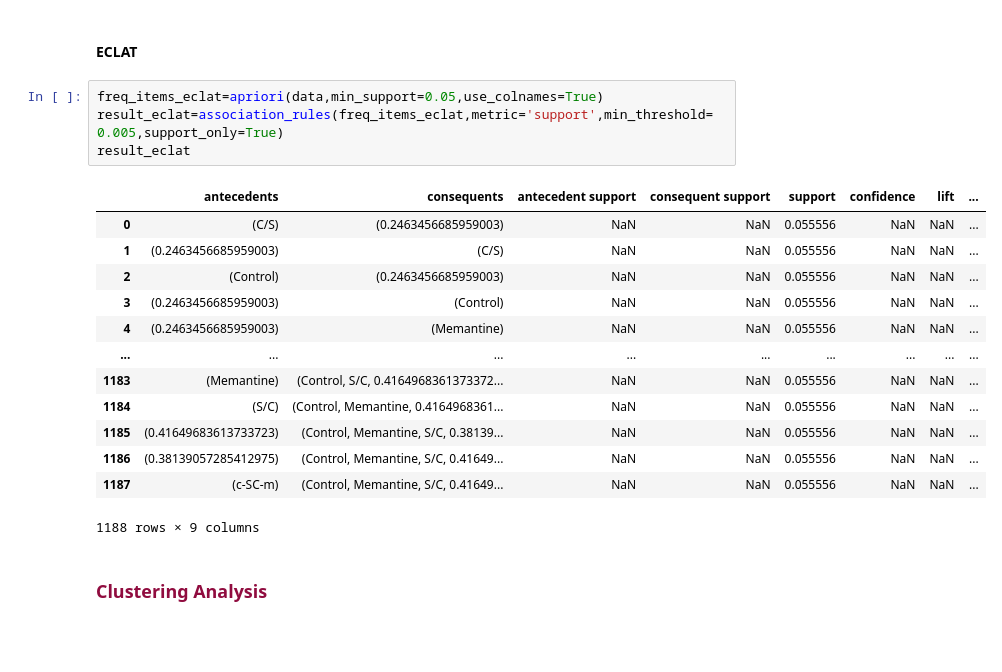
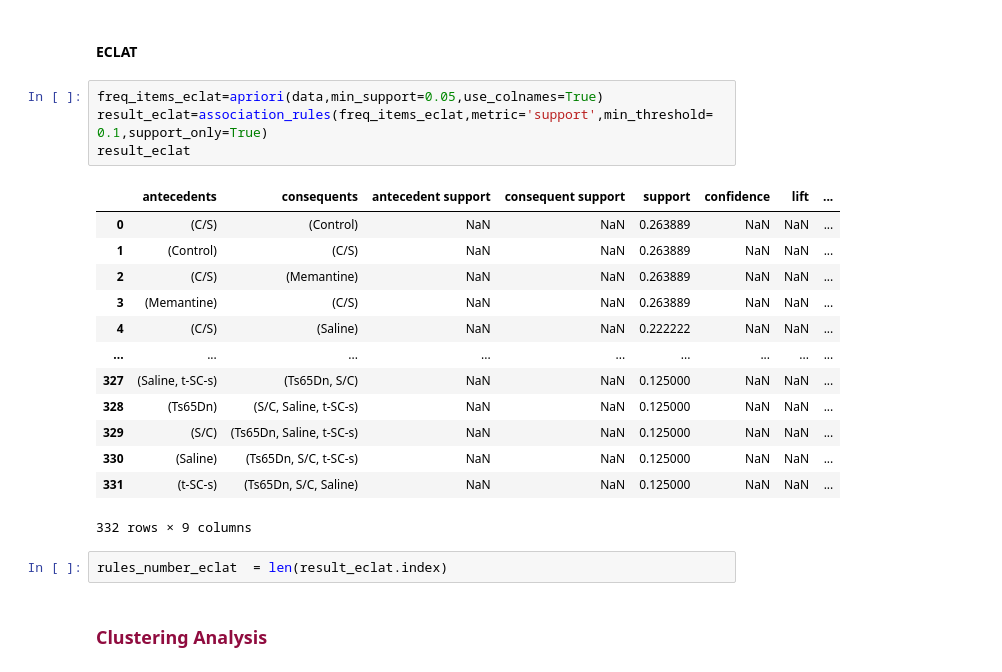
Before and after one commit to NurhandeAkyuz/Mice-Protein-Expression-Data-Analysis, a Jupyter notebook: notebook.ipynb, the cells around one changed output. Saved outputs shown, nothing was run; the diff lists cells and outputs as text; blank space fills up the shorter version.

```diff
--- a/notebook.ipynb
+++ b/notebook.ipynb
@@ -265,22 +271,24 @@ result_fpgrowth
 #### <span>ECLAT</span>
 # %%
 freq_items_eclat=apriori(data,min_support=0.05,use_colnames=True)
-result_eclat=association_rules(freq_items_eclat,metric='support',min_threshold= 0.005,support_only=True)
+result_eclat=association_rules(freq_items_eclat,metric='support',min_threshold= 0.1,support_only=True)
 result_eclat
 # %% [output]
 |  | antecedents | consequents | antecedent support | consequent support | support | confidence | lift | ... |
-| 0 | (C/S) | (0.2463456685959003) | NaN | NaN | 0.055556 | NaN | NaN | ... |
-| 1 | (0.2463456685959003) | (C/S) | NaN | NaN | 0.055556 | NaN | NaN | ... |
-| 2 | (Control) | (0.2463456685959003) | NaN | NaN | 0.055556 | NaN | NaN | ... |
-| 3 | (0.2463456685959003) | (Control) | NaN | NaN | 0.055556 | NaN | NaN | ... |
-| 4 | (0.2463456685959003) | (Memantine) | NaN | NaN | 0.055556 | NaN | NaN | ... |
+| 0 | (C/S) | (Control) | NaN | NaN | 0.263889 | NaN | NaN | ... |
+| 1 | (Control) | (C/S) | NaN | NaN | 0.263889 | NaN | NaN | ... |
+| 2 | (C/S) | (Memantine) | NaN | NaN | 0.263889 | NaN | NaN | ... |
+| 3 | (Memantine) | (C/S) | NaN | NaN | 0.263889 | NaN | NaN | ... |
+| 4 | (C/S) | (Saline) | NaN | NaN | 0.222222 | NaN | NaN | ... |
 | ... | ... | ... | ... | ... | ... | ... | ... | ... |
-| 1183 | (Memantine) | (Control, S/C, 0.4164968361373372... | NaN | NaN | 0.055556 | NaN | NaN | ... |
-| 1184 | (S/C) | (Control, Memantine, 0.4164968361... | NaN | NaN | 0.055556 | NaN | NaN | ... |
-| 1185 | (0.41649683613733723) | (Control, Memantine, S/C, 0.38139... | NaN | NaN | 0.055556 | NaN | NaN | ... |
-| 1186 | (0.38139057285412975) | (Control, Memantine, S/C, 0.41649... | NaN | NaN | 0.055556 | NaN | NaN | ... |
-| 1187 | (c-SC-m) | (Control, Memantine, S/C, 0.41649... | NaN | NaN | 0.055556 | NaN | NaN | ... |
+| 327 | (Saline, t-SC-s) | (Ts65Dn, S/C) | NaN | NaN | 0.125000 | NaN | NaN | ... |
+| 328 | (Ts65Dn) | (S/C, Saline, t-SC-s) | NaN | NaN | 0.125000 | NaN | NaN | ... |
+| 329 | (S/C) | (Ts65Dn, Saline, t-SC-s) | NaN | NaN | 0.125000 | NaN | NaN | ... |
+| 330 | (Saline) | (Ts65Dn, S/C, t-SC-s) | NaN | NaN | 0.125000 | NaN | NaN | ... |
+| 331 | (t-SC-s) | (Ts65Dn, S/C, Saline) | NaN | NaN | 0.125000 | NaN | NaN | ... |
-1188 rows × 9 columns
+332 rows × 9 columns
+# %%
+rules_number_eclat  = len(result_eclat.index)
 # %% [markdown]
 ### <span style="color:#900C3F;">Clustering Analysis</span>
 # %%
```
Also changed, not shown: parts of 7 cells of this notebook.
